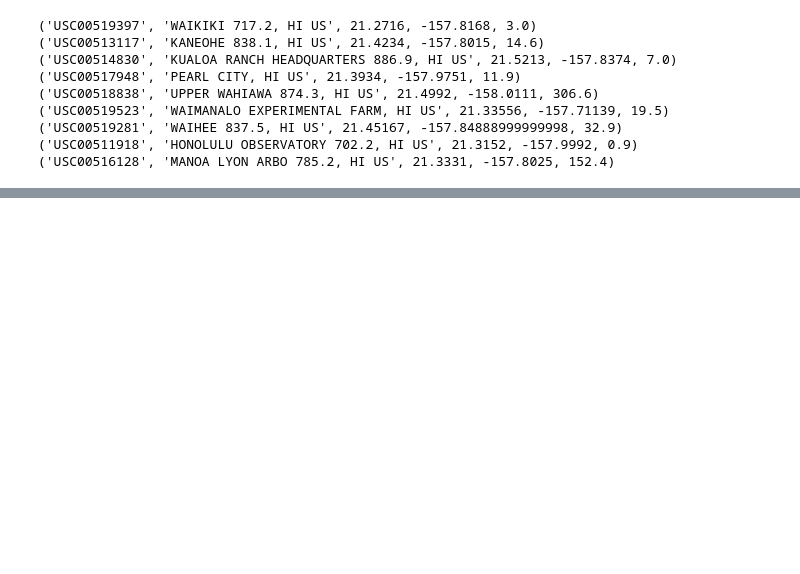
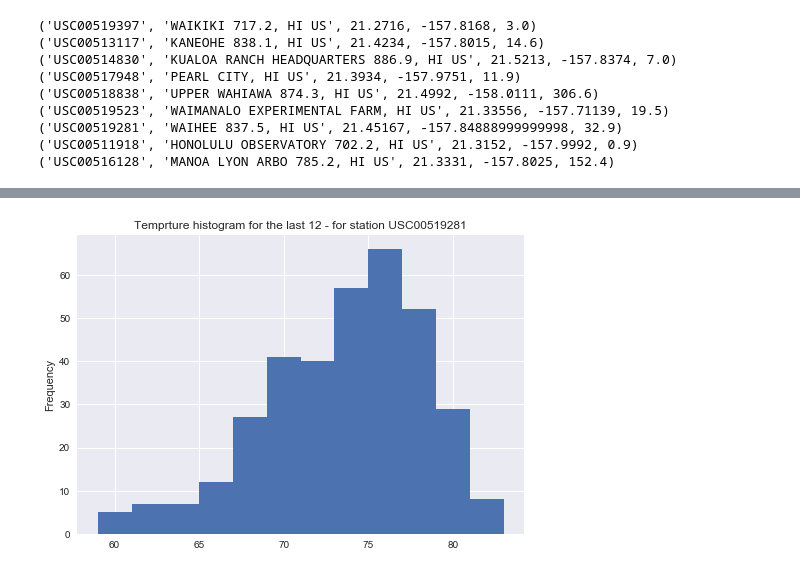
Before and after one commit to aerwemi/-Hawaii_climate_analysis, a Jupyter notebook: climate_analysis.ipynb, the cells around one changed output, grey strips where cells are left out. Cells and saved outputs as stored; diff of their text form; code cells hidden in the pictures; blank space fills up the shorter version.

```diff
--- a/climate_analysis.ipynb
+++ b/climate_analysis.ipynb
@@ -201,0 +349,2 @@ cm.cool_r
+# %%
+USC00519281_read=session.query(Measurements.tobs).filter( (Measurements.station == 'USC00519281') & (Measurements.date > '2016-08-23') ).all()
@@ -201,0 +355,8 @@ cm.cool_r
+# %%
+USC00519281_read=[i[0] for i in USC00519281_read]
+# %%
+pd.Series(USC00519281_read).plot(kind='hist', bins=12)
+plt.title('Temprture histogram for the last 12 - for station USC00519281')
+plt.show()
+# %% [output]
+[figure, added]
```
Also changed, not shown: parts of 77 cells of this notebook.
